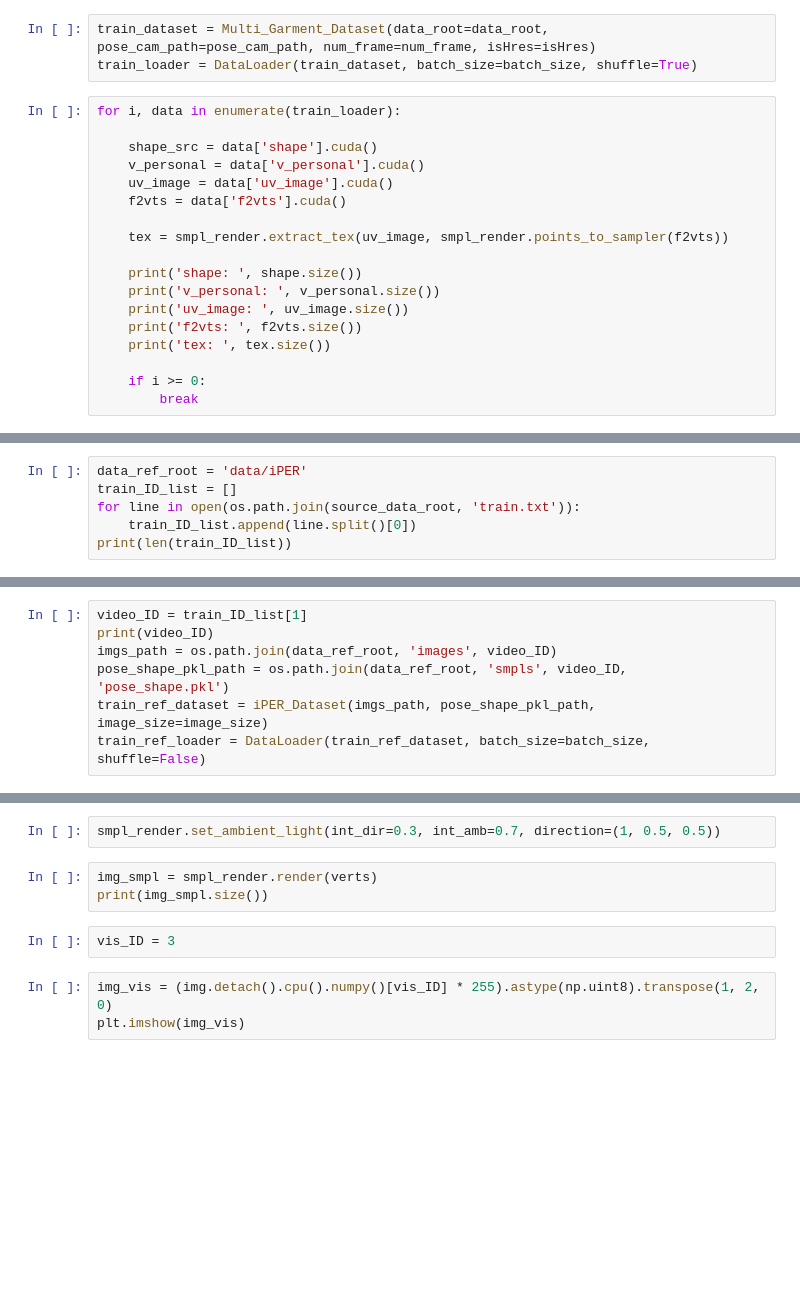
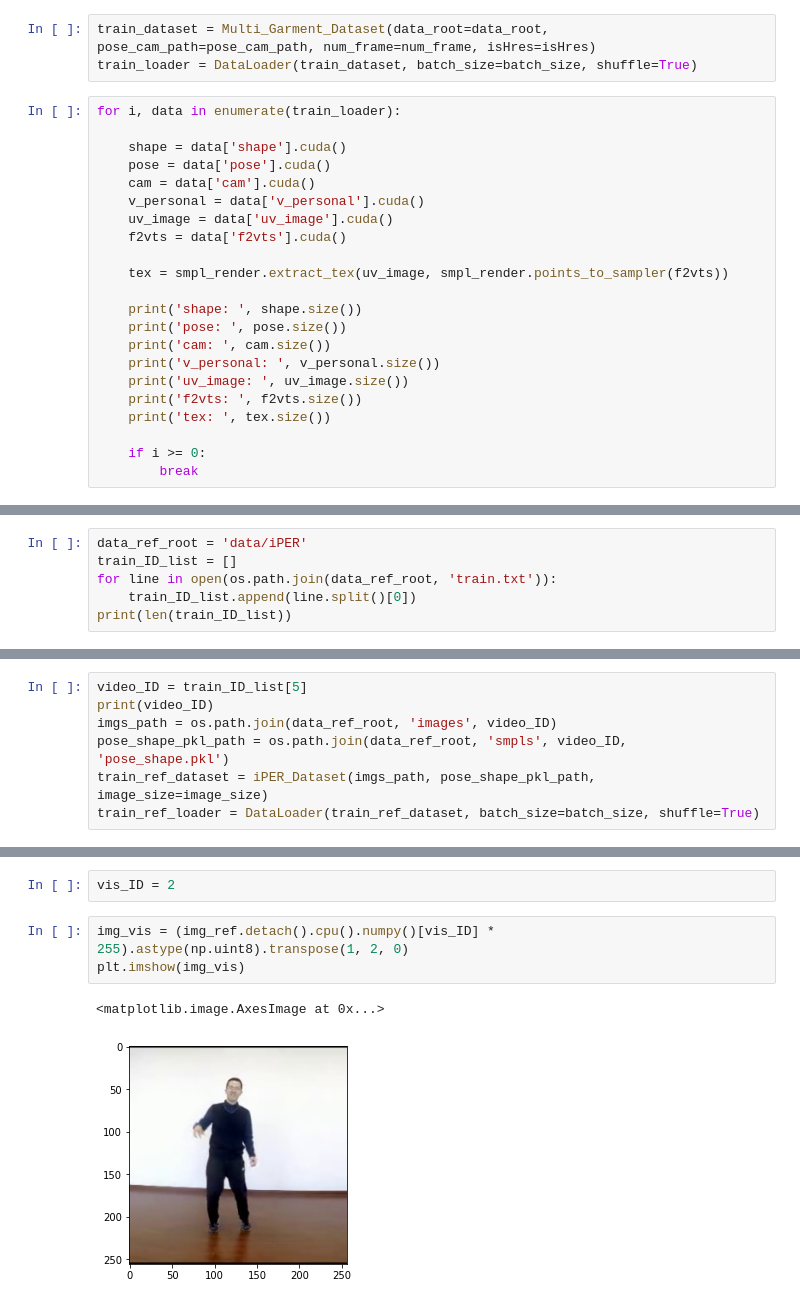
Before and after one commit to JanaldoChen/Dance, a Jupyter notebook: vis_result.ipynb, the cells around one changed output, grey strips where cells are left out. Cells and saved outputs as stored; diff of their text form; blank space fills up the shorter version.

```diff
--- a/vis_result.ipynb
+++ b/vis_result.ipynb
@@ -35,7 +40,9 @@ train_loader = DataLoader(train_dataset, batch_size=batch_size, shuffle=True)
 # %%
 for i, data in enumerate(train_loader):
 
-    shape_src = data['shape'].cuda()
+    shape = data['shape'].cuda()
+    pose = data['pose'].cuda()
+    cam = data['cam'].cuda()
     v_personal = data['v_personal'].cuda()
     uv_image = data['uv_image'].cuda()
     f2vts = data['f2vts'].cuda()
@@ -43,6 +50,8 @@ for i, data in enumerate(train_loader):
     tex = smpl_render.extract_tex(uv_image, smpl_render.points_to_sampler(f2vts))
 
     print('shape: ', shape.size())
+    print('pose: ', pose.size())
+    print('cam: ', cam.size())
     print('v_personal: ', v_personal.size())
     print('uv_image: ', uv_image.size())
     print('f2vts: ', f2vts.size())
@@ -53,6 +70,6 @@ for i, data in enumerate(train_loader):
 # %%
 data_ref_root = 'data/iPER'
 train_ID_list = []
-for line in open(os.path.join(source_data_root, 'train.txt')):
+for line in open(os.path.join(data_ref_root, 'train.txt')):
     train_ID_list.append(line.split()[0])
 print(len(train_ID_list))
@@ -59,7 +78,7 @@ print(len(train_ID_list))
 # %%
-video_ID = train_ID_list[1]
+video_ID = train_ID_list[5]
 print(video_ID)
 imgs_path = os.path.join(data_ref_root, 'images', video_ID)
 pose_shape_pkl_path = os.path.join(data_ref_root, 'smpls', video_ID, 'pose_shape.pkl')
 train_ref_dataset = iPER_Dataset(imgs_path, pose_shape_pkl_path, image_size=image_size)
-train_ref_loader = DataLoader(train_ref_dataset, batch_size=batch_size, shuffle=False)
+train_ref_loader = DataLoader(train_ref_dataset, batch_size=batch_size, shuffle=True)
@@ -84,11 +133,9 @@ print(img_masked.size())
-# %%
-smpl_render.set_ambient_light(int_dir=0.3, int_amb=0.7, direction=(1, 0.5, 0.5))
-# %%
-img_smpl = smpl_render.render(verts)
-print(img_smpl.size())
 # %%
-vis_ID = 3
+vis_ID = 2
 # %%
-img_vis = (img.detach().cpu().numpy()[vis_ID] * 255).astype(np.uint8).transpose(1, 2, 0)
+img_vis = (img_ref.detach().cpu().numpy()[vis_ID] * 255).astype(np.uint8).transpose(1, 2, 0)
 plt.imshow(img_vis)
+# %% [output]
+<matplotlib.image.AxesImage at 0x...>
+[figure, added]
 # %%
```
Also changed, not shown: parts of 19 cells of this notebook, 4 other files.
